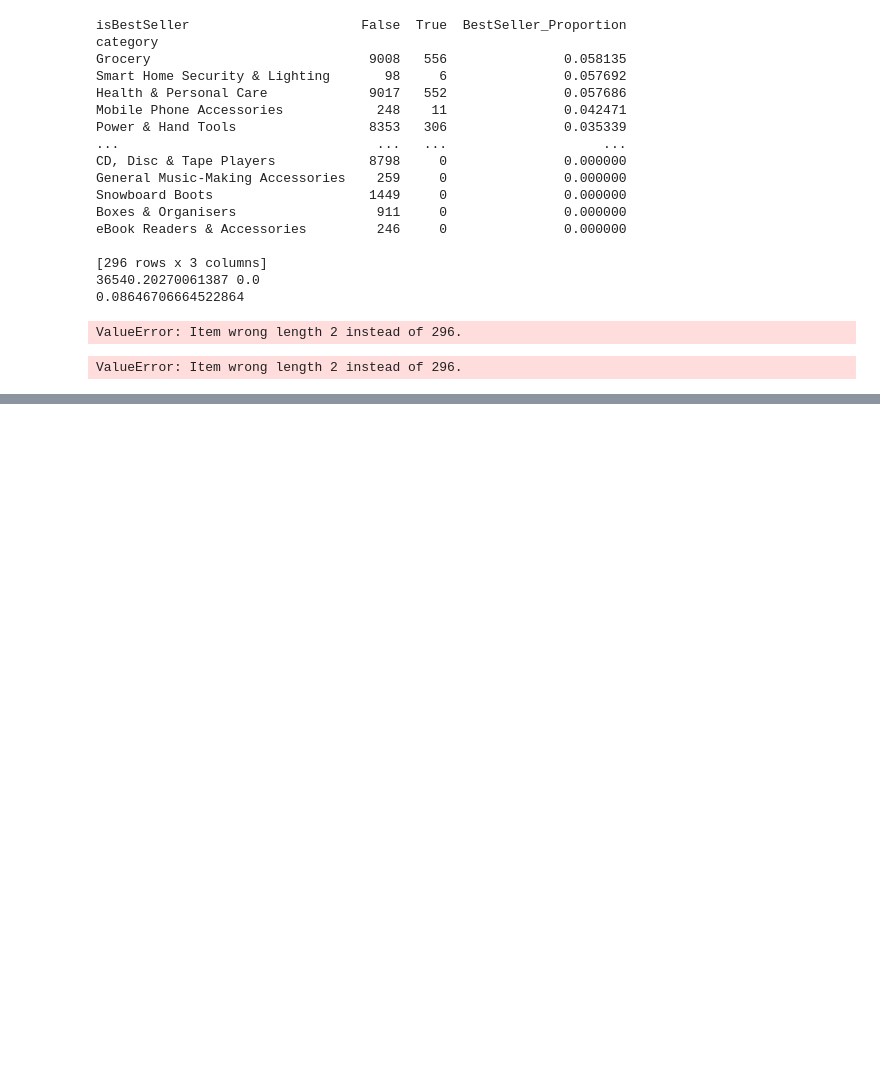
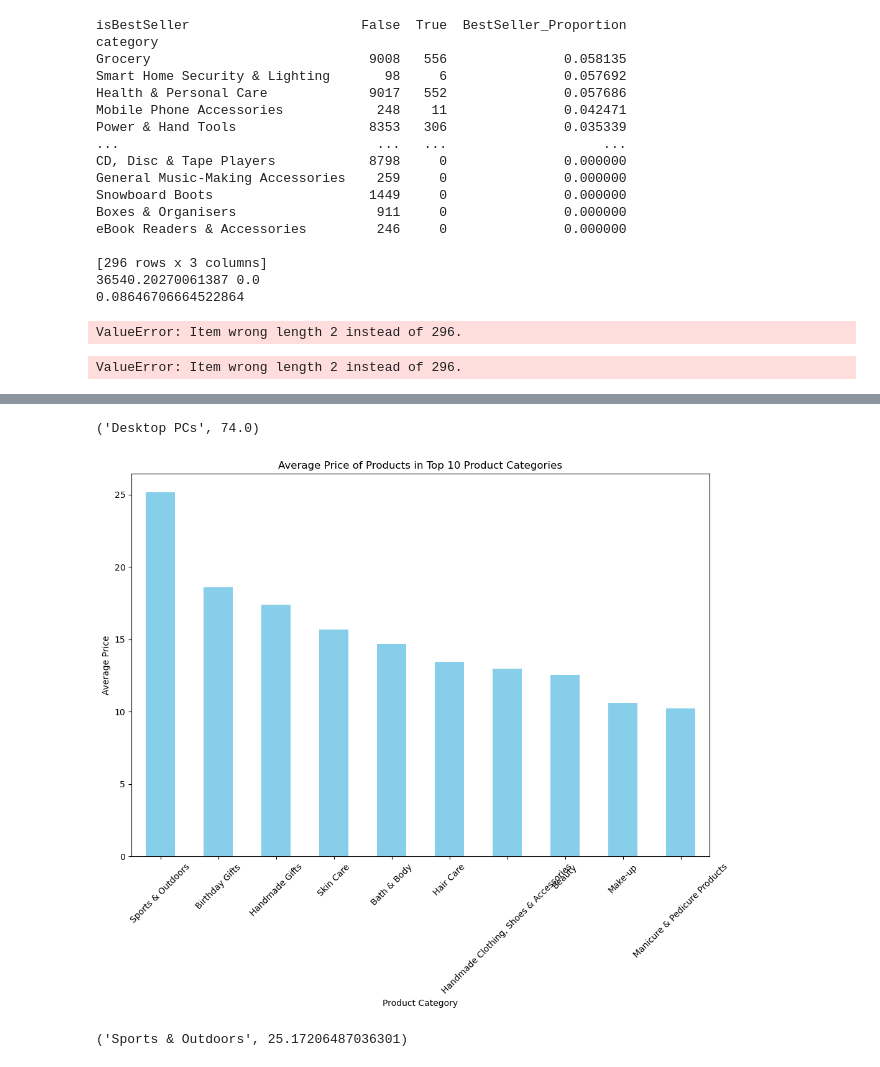
Before and after one commit to N80m6o/lab-eda-bivariate, a Jupyter notebook: lab-eda-bivariate.ipynb, the cells around one changed output, grey strips where cells are left out. Cells and saved outputs as stored; diff of their text form; code cells hidden in the pictures; blank space fills up the shorter version.

```diff
--- a/lab-eda-bivariate.ipynb
+++ b/lab-eda-bivariate.ipynb
@@ -110,0 +173,34 @@ ValueError: Item wrong length 2 instead of 296.
+# %%
+# Identify category with highest median price without filtering top categories
+median_prices = df_no_outliers.groupby('category')['price'].median().sort_values(ascending=False)
+highest_median_price_category = median_prices.idxmax()
+
+highest_median_price_category, median_prices[highest_median_price_category]
+# %% [output]
+('Desktop PCs', 74.0)
+# %%
+# Get the top 10 categories by count
+top_10_categories = df_no_outliers['category'].value_counts().head(10).index
+
+# Filter the dataframe to include only the top 10 categories
+df_top_10_categories = df_no_outliers[df_no_outliers['category'].isin(top_10_categories)]
+
+# Calculate the average price for top 10 categories
+average_prices = df_top_10_categories.groupby('category')['price'].mean().sort_values(ascending=False)
+# %%
+# Create bar chart for average price of products in top 10 categories
+plt.figure(figsize=(12, 8))
+average_prices.plot(kind='bar', color='skyblue')
+plt.xlabel('Product Category')
+plt.ylabel('Average Price')
+plt.title('Average Price of Products in Top 10 Product Categories')
+plt.xticks(rotation=45)
+plt.show()
+# %% [output]
+[figure, added]
+# %%
+highest_average_price_category = average_prices.idxmax()
+
+highest_average_price_category, average_prices[highest_average_price_category]
+# %% [output]
+('Sports & Outdoors', 25.17206487036301)
```
Also changed, not shown: parts of 15 cells of this notebook.
